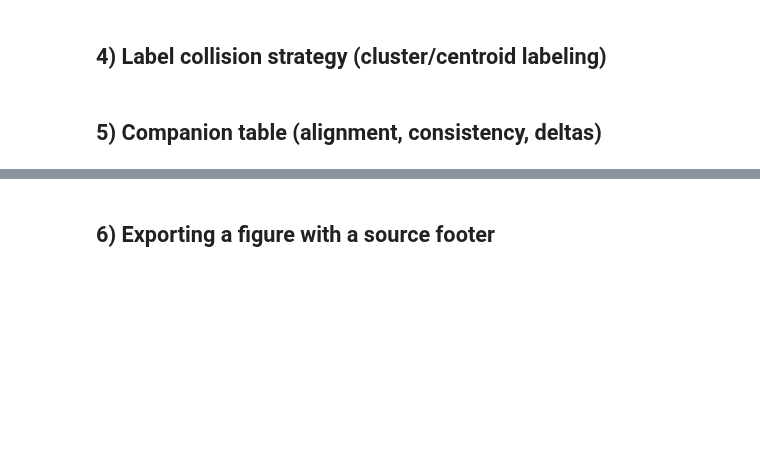
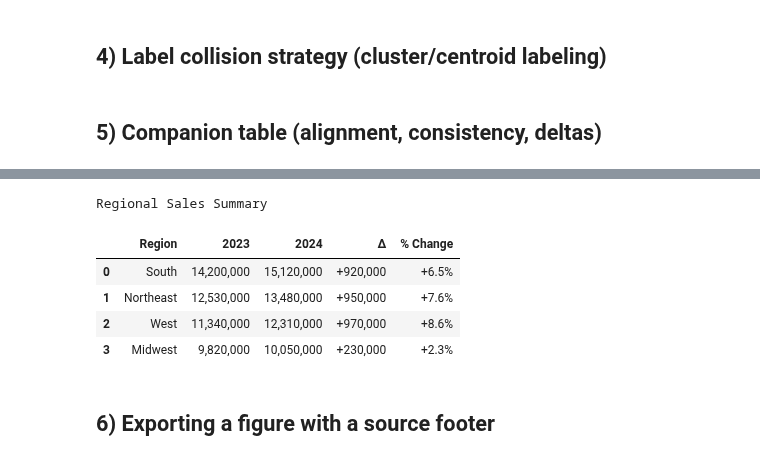
Before and after one commit to yinjunjun/datascience, a Jupyter notebook: Data_Visualization/docs/dats2102/docs/weekly/week7/week7_hands_on.ipynb, the cells around one changed output, grey strips where cells are left out. Saved outputs shown, nothing was run; the diff lists cells and outputs as text; code cells hidden in the pictures; blank space fills up the shorter version.

```diff
--- a/Data_Visualization/docs/dats2102/docs/weekly/week7/week7_hands_on.ipynb
+++ b/Data_Visualization/docs/dats2102/docs/weekly/week7/week7_hands_on.ipynb
@@ -155,13 +166,26 @@ sales
 # %%
 styled = (
     sales.style
     .format({'2023': '{:,.0f}', '2024': '{:,.0f}', 'Δ': '{:+,.0f}', '% Change': '{:+.1%}'})
     .set_caption('Regional Sales Summary')
     .set_table_styles([
         {"selector": "th", "props": [("text-align","center")]}, ##header cells
-        {"selector": "td", "props": [("text-align","right")]}]) ##data cells
+        {"selector": "td", "props": [("text-align","right")]},
+
+        # {"selector":"tbody tr:nth-child(even)", "props":[("background-color", "#f5f5f5")]},
+        # {"selector":"tbody tr:nth-child(odd)",  "props":[("background-color", "blue")]}
+
+        ]) ##data cells
+
 )
 styled
+# %% [output]
+Regional Sales Summary
+|  | Region | 2023 | 2024 | Δ | % Change |
+| 0 | South | 14,200,000 | 15,120,000 | +920,000 | +6.5% |
+| 1 | Northeast | 12,530,000 | 13,480,000 | +950,000 | +7.6% |
+| 2 | West | 11,340,000 | 12,310,000 | +970,000 | +8.6% |
+| 3 | Midwest | 9,820,000 | 10,050,000 | +230,000 | +2.3% |
 # %% [markdown]
 ## 6) Exporting a figure with a source footer
 # %%
```
Also changed, not shown: parts of 3 cells of this notebook, 17 other files.
